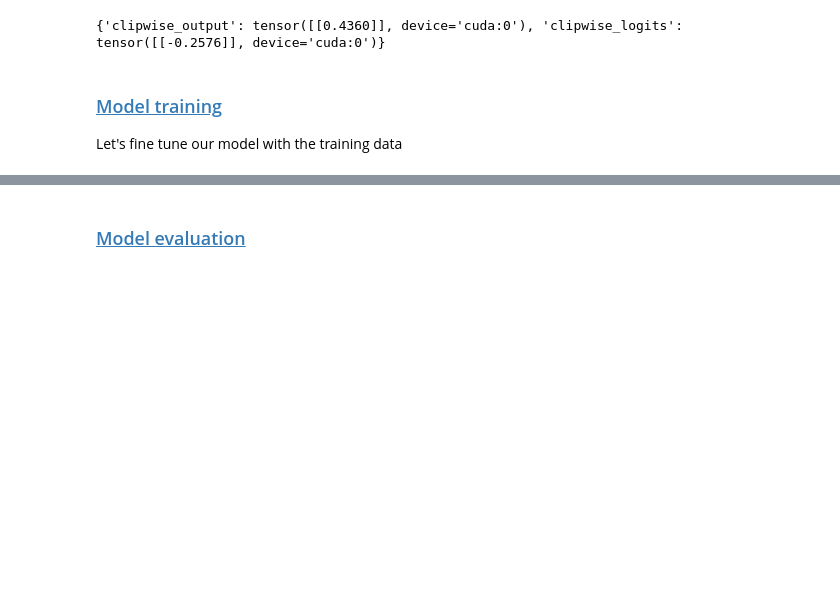
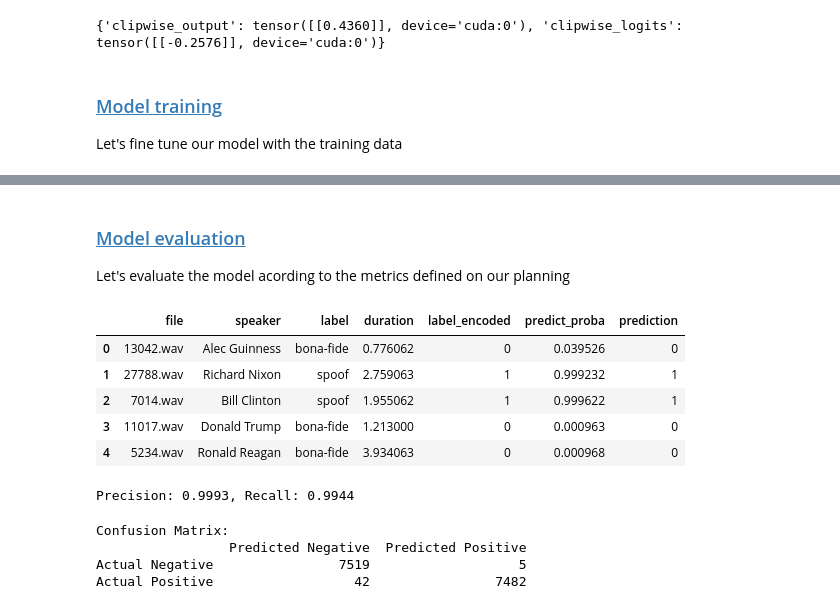
Before and after one commit to KARAS-SSL/AUDIOS, a Jupyter notebook: notebooks/CNN_baseline_model.ipynb, the cells around one changed output, grey strips where cells are left out. Cells and saved outputs as stored; diff of their text form; code cells hidden in the pictures; blank space fills up the shorter version.

Commit message:
CNN BASELINE: model train loop working and learning the training data

```diff
--- a/notebooks/CNN_baseline_model.ipynb
+++ b/notebooks/CNN_baseline_model.ipynb
@@ -551,2 +554,73 @@ print("Training complete.")
 # %% [markdown]
 ### <a id='toc1_4_5_'></a>[Model evaluation](#toc0_)
+
+Let's evaluate the model acording to the metrics defined on our planning
+# %%
+def make_predictions(model, metadata_df):
+    """Make the predictions on the given files on metainfo_df
+
+    Return a dataframe with the values of the predictions"""
+    output_list = []
+    dataloader = DataLoader(dataset=AudioDataset(metadata_df, PATH_TO_DATASET), batch_size=8)
+
+    with torch.no_grad():
+        model.eval()
+        for batch in tqdm(dataloader, desc=f"Inference", leave=False):
+            inputs = batch[0]  # (batch_size, channels, length)
+            labels = batch[1].float()  # Convert labels to float for BCE loss
+
+            # Move tensors to GPU if available
+            inputs, labels = inputs.to(device), labels.to(device)
+
+            outputs = model(inputs.squeeze(1))
+
+            output_list.append(outputs['clipwise_output'].to('cpu').numpy())
+
+    metadata_df['predict_proba'] = np.concatenate(output_list)
+    metadata_df['prediction'] = metadata_df['predict_proba'].round().astype(int)
+
+    return metadata_df
+# %%
+train_metadata_df_results = make_predictions(model, train_metadata_df)
+# %%
+train_metadata_df_results.head()
+# %% [output]
+|  | file | speaker | label | duration | label_encoded | predict_proba | prediction |
+| 0 | 13042.wav | Alec Guinness | bona-fide | 0.776062 | 0 | 0.039526 | 0 |
+| 1 | 27788.wav | Richard Nixon | spoof | 2.759063 | 1 | 0.999232 | 1 |
+| 2 | 7014.wav | Bill Clinton | spoof | 1.955062 | 1 | 0.999622 | 1 |
+| 3 | 11017.wav | Donald Trump | bona-fide | 1.213000 | 0 | 0.000963 | 0 |
+| 4 | 5234.wav | Ronald Reagan | bona-fide | 3.934063 | 0 | 0.000968 | 0 |
+# %%
+#calculating metrics (GPT obviamente)
+# Calculate TP, FP, FN, TN
+TP = ((train_metadata_df_results['label_encoded'] == 1) & (train_metadata_df_results['prediction'] == 1)).sum()
+FP = ((train_metadata_df_results['label_encoded'] == 0) & (train_metadata_df_results['prediction'] == 1)).sum()
+FN = ((train_metadata_df_results['label_encoded'] == 1) & (train_metadata_df_results['prediction'] == 0)).sum()
+TN = ((train_metadata_df_results['label_encoded'] == 0) & (train_metadata_df_results['prediction'] == 0)).sum()
+
+# Calculate Precision and Recall
+precision = TP / (TP + FP) if (TP + FP) > 0 else 0
+recall = TP / (TP + FN) if (TP + FN) > 0 else 0
+
+print(f'Precision: {precision:.4f}, Recall: {recall:.4f}')
+# %% [output]
+Precision: 0.9993, Recall: 0.9944
+# %%
+from sklearn.metrics import confusion_matrix
+# Calculate confusion matrix
+y_true = train_metadata_df_results['label_encoded']
+y_pred = train_metadata_df_results['prediction']
+cm = confusion_matrix(y_true, y_pred)
+
+# Create a DataFrame for better visualization
+cm_df = pd.DataFrame(cm, index=['Actual Negative', 'Actual Positive'], columns=['Predicted Negative', 'Predicted Positive'])
+
+# Print confusion matrix
+print("Confusion Matrix:")
+print(cm_df)
+# %% [output]
+Confusion Matrix:
+                 Predicted Negative  Predicted Positive
+Actual Negative                7519                   5
+Actual Positive                  42                7482
```
Also changed, not shown: parts of 2 cells of this notebook.
